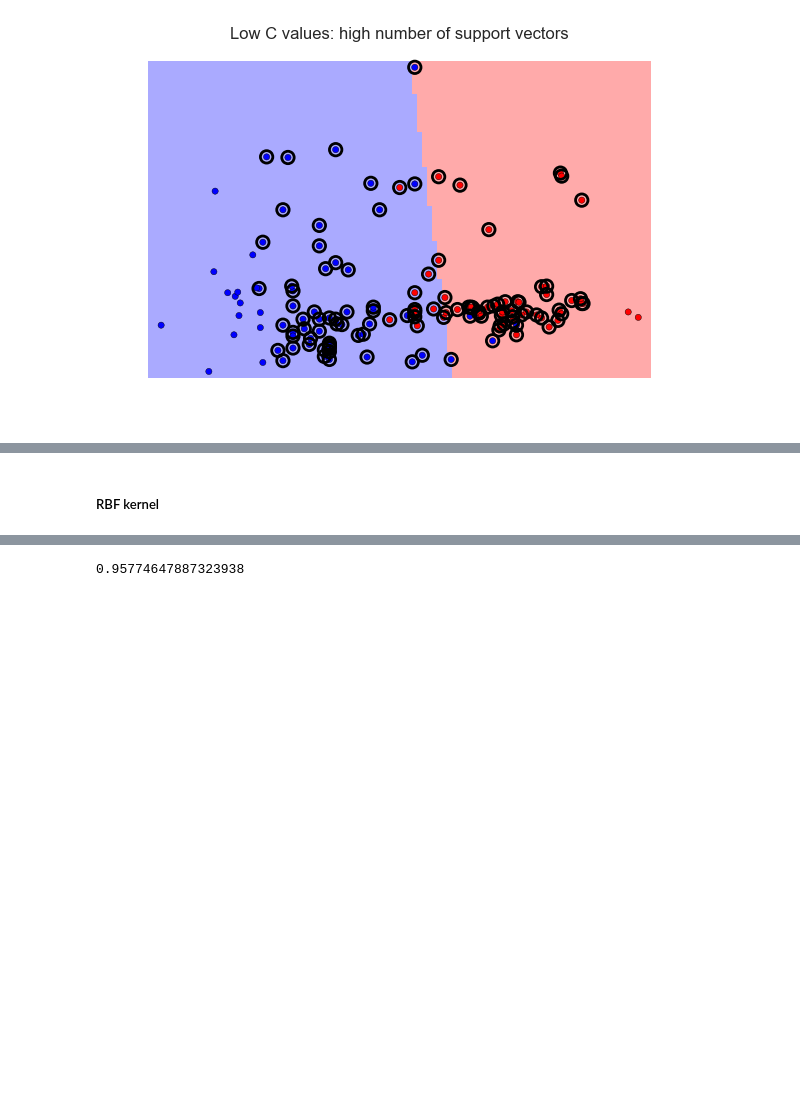
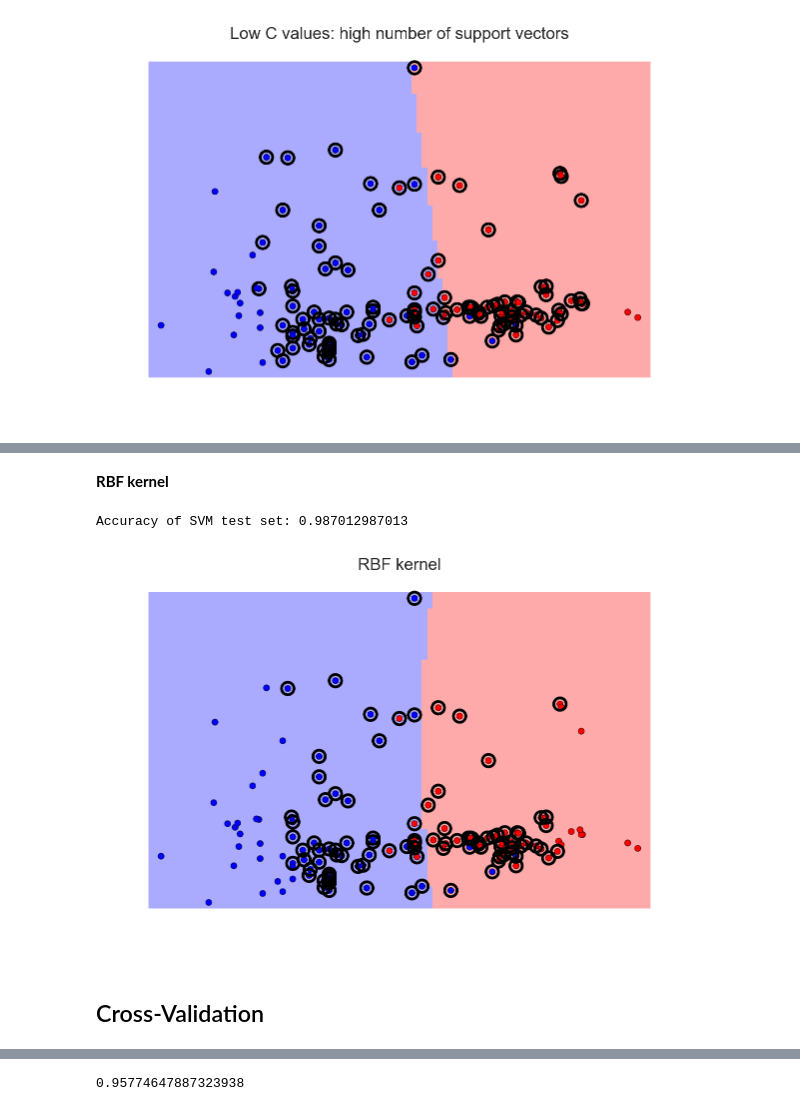
Before and after one commit to mcrovella/CS506-Computational-Tools-for-Data-Science, a Jupyter notebook: 16C-Classification-III-SVM-Demo.ipynb, the cells around one changed output, grey strips where cells are left out. Drawn from its saved outputs; the diff is of its cells as text; code cells hidden in the pictures; blank space fills up the shorter version.

```diff
--- a/16C-Classification-III-SVM-Demo.ipynb
+++ b/16C-Classification-III-SVM-Demo.ipynb
@@ -232,8 +291,15 @@ plt.title('Linear kernel')
-# %% [markdown]
-##### RBF kernel
+# %% [markdown]
+__RBF kernel__
 # %%
-#svc_rbf = svm.SVC(kernel='rbf', gamma=1e-2)
-#plot_estimator(svc_rbf, X, y)
-#plt.scatter(svc_rbf.support_vectors_[:, 0], svc_rbf.support_vectors_[:, 1],
-#           s=80, facecolors='none', linewidths=2, zorder=10)
-#plt.title('RBF kernel')
+svc_rbf = svm.SVC(kernel='rbf', gamma=1e-2)
+plot_estimator(svc_rbf, X, y)
+plt.scatter(svc_rbf.support_vectors_[:, 0], svc_rbf.support_vectors_[:, 1],
+           s=80, facecolors='none', linewidths=2, zorder=10)
+plt.title('RBF kernel')
+y_pred_test = svc_rbf.predict(X_test)
+print("Accuracy of SVM test set:", svc.score(X_test, y_pred_test))
+# %% [output]
+Accuracy of SVM test set: 0.987012987013
+[figure, added]
+# %% [markdown]
+## Cross-Validation
```
Also changed, not shown: parts of 24 cells of this notebook, 4 other files.
